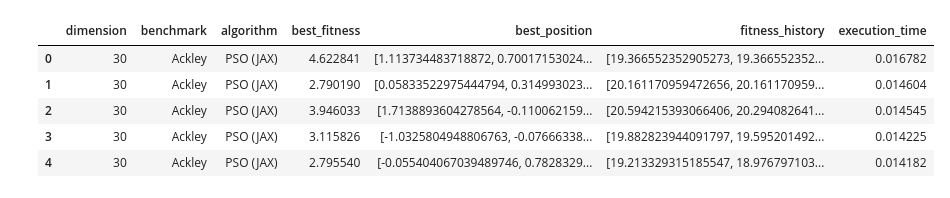
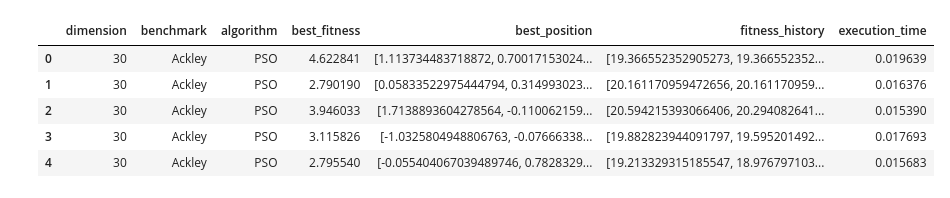
Before and after one commit to marcosnevary/drs-pso, a Jupyter notebook: notebooks/analysis.ipynb, the cells around one changed output. Drawn from its saved outputs; the diff is of its cells as text; code cells hidden in the pictures.

```diff
--- a/notebooks/analysis.ipynb
+++ b/notebooks/analysis.ipynb
@@ -16,11 +26,11 @@ sns.set_palette("Set2")
 # %%
-df = pd.read_csv("../data/experiments_results.csv")
+df = pd.read_csv("../data/experiments_results_final_2.csv")
 df["fitness_history"] = df["fitness_history"].apply(ast.literal_eval)
 df.head()
 # %% [output]
 |  | dimension | benchmark | algorithm | best_fitness | best_position | fitness_history | execution_time |
-| 0 | 30 | Ackley | PSO (JAX) | 4.622841 | [1.113734483718872, 0.70017153024... | [19.366552352905273, 19.366552352... | 0.016782 |
-| 1 | 30 | Ackley | PSO (JAX) | 2.790190 | [0.05833522975444794, 0.314993023... | [20.161170959472656, 20.161170959... | 0.014604 |
-| 2 | 30 | Ackley | PSO (JAX) | 3.946033 | [1.7138893604278564, -0.110062159... | [20.594215393066406, 20.294082641... | 0.014545 |
-| 3 | 30 | Ackley | PSO (JAX) | 3.115826 | [-1.0325804948806763, -0.07666338... | [19.882823944091797, 19.595201492... | 0.014225 |
-| 4 | 30 | Ackley | PSO (JAX) | 2.795540 | [-0.055404067039489746, 0.7828329... | [19.213329315185547, 18.976797103... | 0.014182 |
+| 0 | 30 | Ackley | PSO | 4.622841 | [1.113734483718872, 0.70017153024... | [19.366552352905273, 19.366552352... | 0.019639 |
+| 1 | 30 | Ackley | PSO | 2.790190 | [0.05833522975444794, 0.314993023... | [20.161170959472656, 20.161170959... | 0.016376 |
+| 2 | 30 | Ackley | PSO | 3.946033 | [1.7138893604278564, -0.110062159... | [20.594215393066406, 20.294082641... | 0.015390 |
+| 3 | 30 | Ackley | PSO | 3.115826 | [-1.0325804948806763, -0.07666338... | [19.882823944091797, 19.595201492... | 0.017693 |
+| 4 | 30 | Ackley | PSO | 2.795540 | [-0.055404067039489746, 0.7828329... | [19.213329315185547, 18.976797103... | 0.015683 |
```
Also changed, not shown: parts of 11 cells of this notebook, 14 other files.
